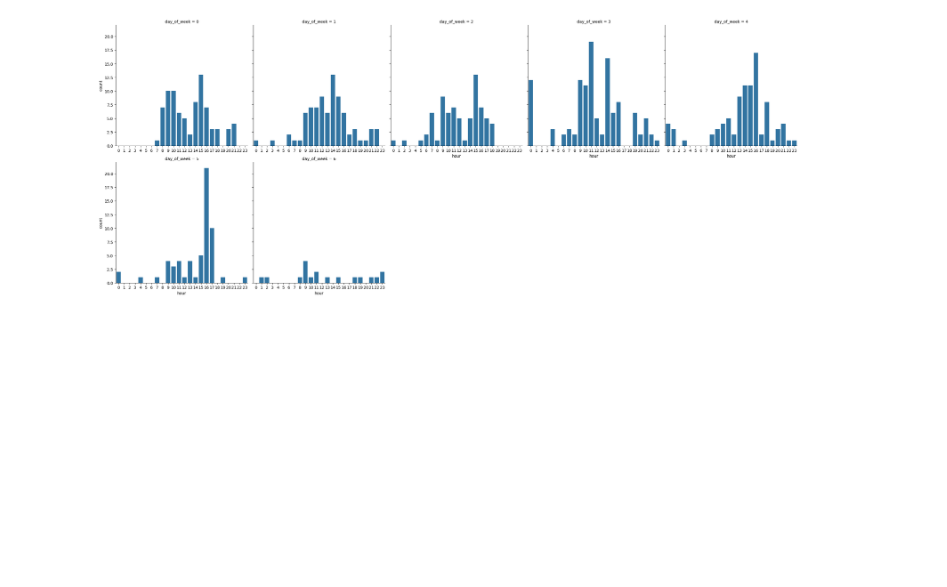
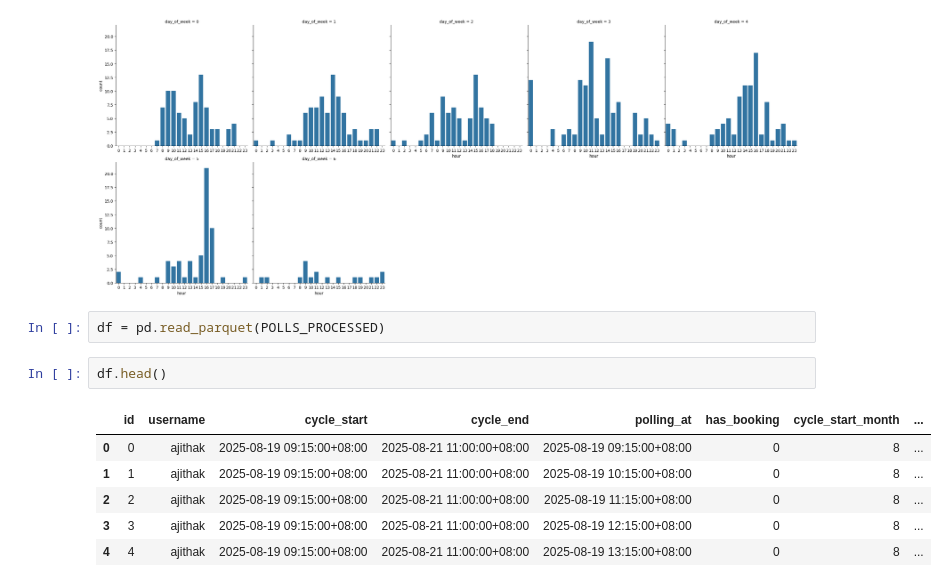
Before and after one commit to jun000111/cdc_ml, a Jupyter notebook: notebooks/tbd-data_exploration.ipynb, the cells around one changed output. Cells and saved outputs as stored; diff of their text form; blank space fills up the shorter version.

```diff
--- a/notebooks/tbd-data_exploration.ipynb
+++ b/notebooks/tbd-data_exploration.ipynb
@@ -600,3 +600,14 @@ def get_booking_per_day_timeslots(df:pd.DataFrame):
 get_booking_per_day_timeslots(df_records)
 # %% [output]
 [figure]
+# %%
+df = pd.read_parquet(POLLS_PROCESSED)
+# %%
+df.head()
+# %% [output]
+|  | id | username | cycle_start | cycle_end | polling_at | has_booking | cycle_start_month | ... |
+| 0 | 0 | ajithak | 2025-08-19 09:15:00+08:00 | 2025-08-21 11:00:00+08:00 | 2025-08-19 09:15:00+08:00 | 0 | 8 | ... |
+| 1 | 1 | ajithak | 2025-08-19 09:15:00+08:00 | 2025-08-21 11:00:00+08:00 | 2025-08-19 10:15:00+08:00 | 0 | 8 | ... |
+| 2 | 2 | ajithak | 2025-08-19 09:15:00+08:00 | 2025-08-21 11:00:00+08:00 | 2025-08-19 11:15:00+08:00 | 0 | 8 | ... |
+| 3 | 3 | ajithak | 2025-08-19 09:15:00+08:00 | 2025-08-21 11:00:00+08:00 | 2025-08-19 12:15:00+08:00 | 0 | 8 | ... |
+| 4 | 4 | ajithak | 2025-08-19 09:15:00+08:00 | 2025-08-21 11:00:00+08:00 | 2025-08-19 13:15:00+08:00 | 0 | 8 | ... |
```
Also changed, not shown: parts of 4 cells of this notebook, 15 other files.
